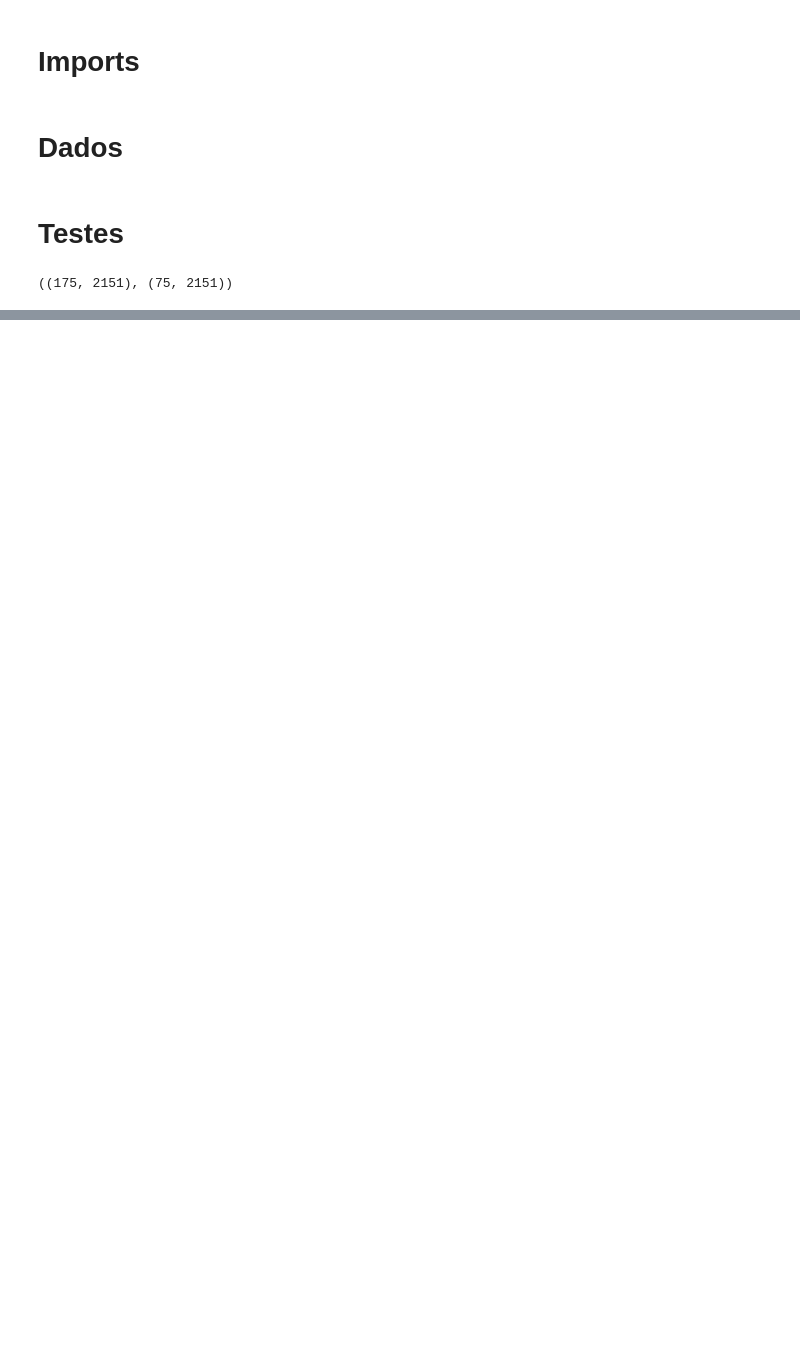
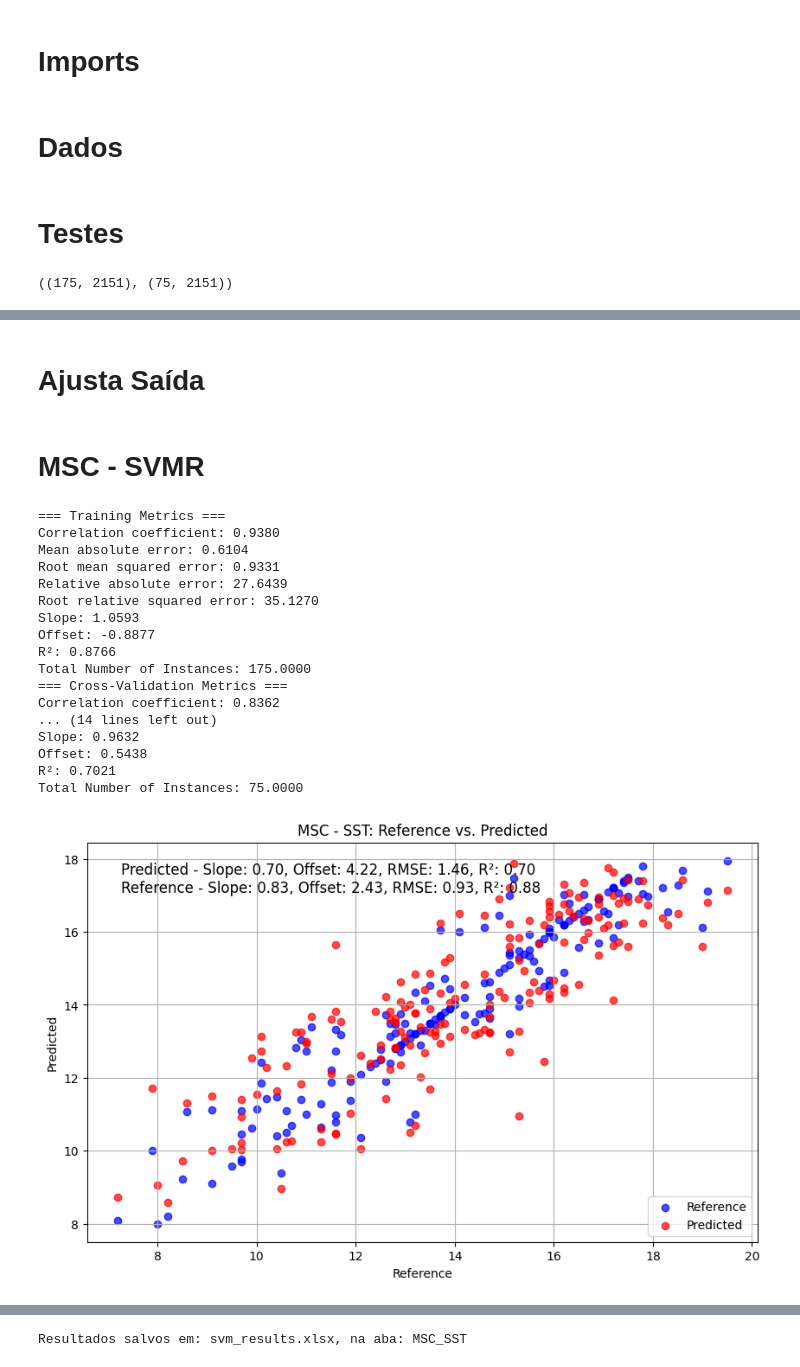
Before and after one commit to xndrxssx/cotton_candy_spectral_analysis, a Jupyter notebook: Support Vector Machine/SVM.ipynb, the cells around one changed output, grey strips where cells are left out. Saved outputs shown, nothing was run; the diff lists cells and outputs as text; code cells hidden in the pictures; blank space fills up the shorter version.

```diff
--- a/Support Vector Machine/SVM.ipynb
+++ b/Support Vector Machine/SVM.ipynb
@@ -84,7 +77,7 @@ def display_metrics(title, metrics):
 # Configurações do modelo SVR com kernel RBF
 model = SVR(
     C=1,                    # Regularização
-    epsilon=0.001,        # Tolerância
+    epsilon=1.0E-12,        # Tolerância
     kernel='poly',          # Kernel Polinomial
     degree=1,               # Grau do polinômio
     coef0=1,                # Termo de bias
@@ -270,0 +326,39 @@ R² (Coeficiente de Determinação): 0.6938
+# %% [markdown]
+# Ajusta Saída
+# %%
+def save_results(filter, attribute, results_df):
+    # Definir o nome do arquivo com base no filtro e atributo
+    filename = f'svm_results.xlsx'
+
+    # Definir o nome da aba
+    sheet_name = f'{filter}_{attribute}'
+
+    # Usar ExcelWriter para adicionar ou criar o arquivo e a nova aba
+    with pd.ExcelWriter(filename, engine='openpyxl', mode='a' if os.path.exists(filename) else 'w') as writer:
+        results_df.to_excel(writer, sheet_name=sheet_name, index=False)
+
+    print(f'Resultados salvos em: {filename}, na aba: {sheet_name}')
+# %% [markdown]
+# MSC - SVMR
+# %%
+results_msc_sst = SVM(df_msc_cal.iloc[:, 6:], df_msc_cal['SST'].values, df_msc_val.iloc[:, 6:], df_msc_val['SST'].values, 'MSC', 'SST')
+save_results('MSC', 'SST', results_msc_sst)
+# %% [output]
+=== Training Metrics ===
+Correlation coefficient: 0.9380
+Mean absolute error: 0.6104
+Root mean squared error: 0.9331
+Relative absolute error: 27.6439
+Root relative squared error: 35.1270
+Slope: 1.0593
+Offset: -0.8877
+R²: 0.8766
+Total Number of Instances: 175.0000
+=== Cross-Validation Metrics ===
+Correlation coefficient: 0.8362
+... (14 lines left out)
+Slope: 0.9632
+Offset: 0.5438
+R²: 0.7021
+Total Number of Instances: 75.0000
+[figure, added]
@@ -270,0 +366 @@ R² (Coeficiente de Determinação): 0.6938
+Resultados salvos em: svm_results.xlsx, na aba: MSC_SST
```
Also changed, not shown: parts of 25 cells of this notebook, 3 other files.
